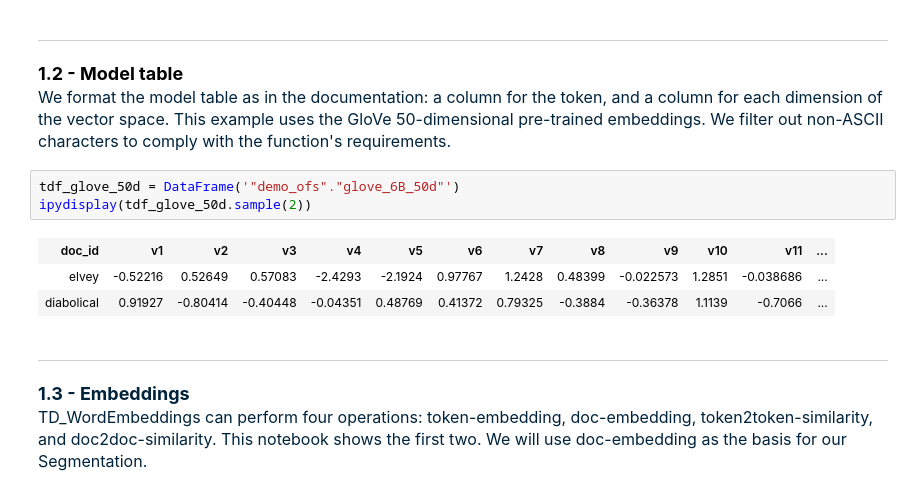
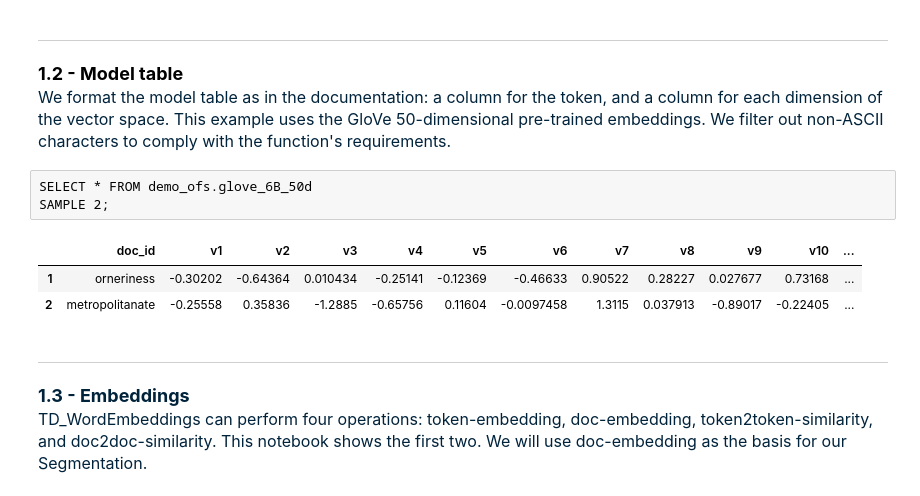
Before and after one commit to Teradata/lake-demos, a Jupyter notebook: UseCases/Vector-Embeddings-Segmentation/Segmentation_With_Vector_Embedding-SQL.ipynb, the cells around one changed output. Drawn from its saved outputs; the diff is of its cells as text.

```diff
--- a/UseCases/Vector-Embeddings-Segmentation/Segmentation_With_Vector_Embedding-SQL.ipynb
+++ b/UseCases/Vector-Embeddings-Segmentation/Segmentation_With_Vector_Embedding-SQL.ipynb
@@ -98,13 +68,13 @@ ipydisplay(tdf_comments.head(2))
 <b style = 'font-size:18px;font-family:Arial;color:#00233'>1.2 - Model table</b>
 
 <p style = 'font-size:16px;font-family:Arial;color:#00233C'>We format the model table as in the documentation: a column for the token, and a column for each dimension of the vector space. This example uses the GloVe 50-dimensional pre-trained embeddings. We filter out non-ASCII characters to comply with the function's requirements.</p>
-# %%
-tdf_glove_50d = DataFrame('"demo_ofs"."glove_6B_50d"')
-ipydisplay(tdf_glove_50d.sample(2))
-# %% [output]
-| doc_id | v1 | v2 | v3 | v4 | v5 | v6 | v7 | v8 | v9 | v10 | v11 | ... |
-| elvey | -0.52216 | 0.52649 | 0.57083 | -2.4293 | -2.1924 | 0.97767 | 1.2428 | 0.48399 | -0.022573 | 1.2851 | -0.038686 | ... |
-| diabolical | 0.91927 | -0.80414 | -0.40448 | -0.04351 | 0.48769 | 0.41372 | 0.79325 | -0.3884 | -0.36378 | 1.1139 | -0.7066 | ... |
+# %%
+SELECT * FROM demo_ofs.glove_6B_50d
+SAMPLE 2;
+# %% [output]
+|  | doc_id | v1 | v2 | v3 | v4 | v5 | v6 | v7 | v8 | v9 | v10 | ... |
+| 1 | orneriness | -0.30202 | -0.64364 | 0.010434 | -0.25141 | -0.12369 | -0.46633 | 0.90522 | 0.28227 | 0.027677 | 0.73168 | ... |
+| 2 | metropolitanate | -0.25558 | 0.35836 | -1.2885 | -0.65756 | 0.11604 | -0.0097458 | 1.3115 | 0.037913 | -0.89017 | -0.22405 | ... |
 # %% [markdown]
 <hr>
 <b style = 'font-size:18px;font-family:Arial;color:#00233C'>1.3 - Embeddings</b>
```
Also changed, not shown: parts of 18 cells of this notebook, 1 other file.
